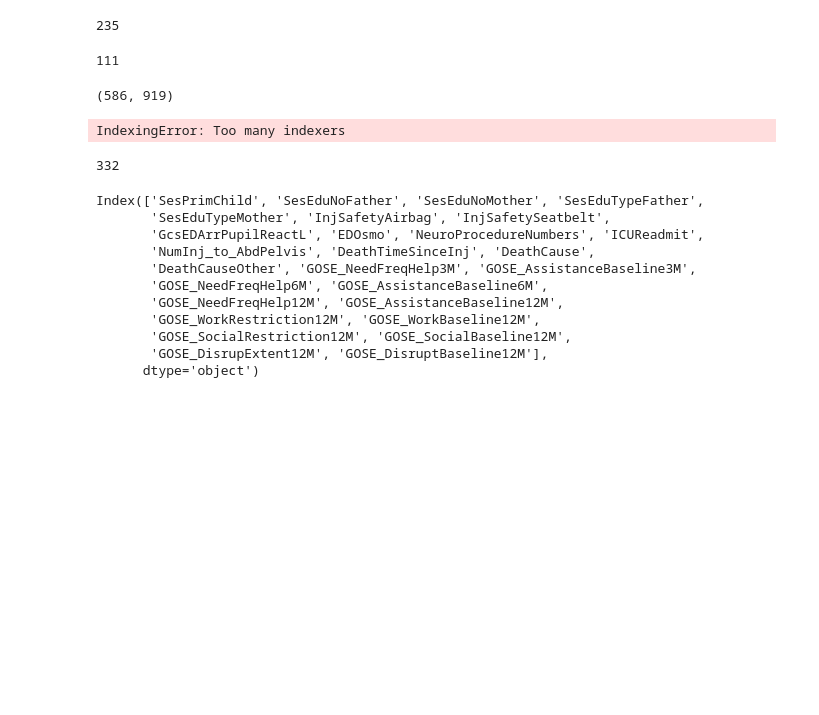
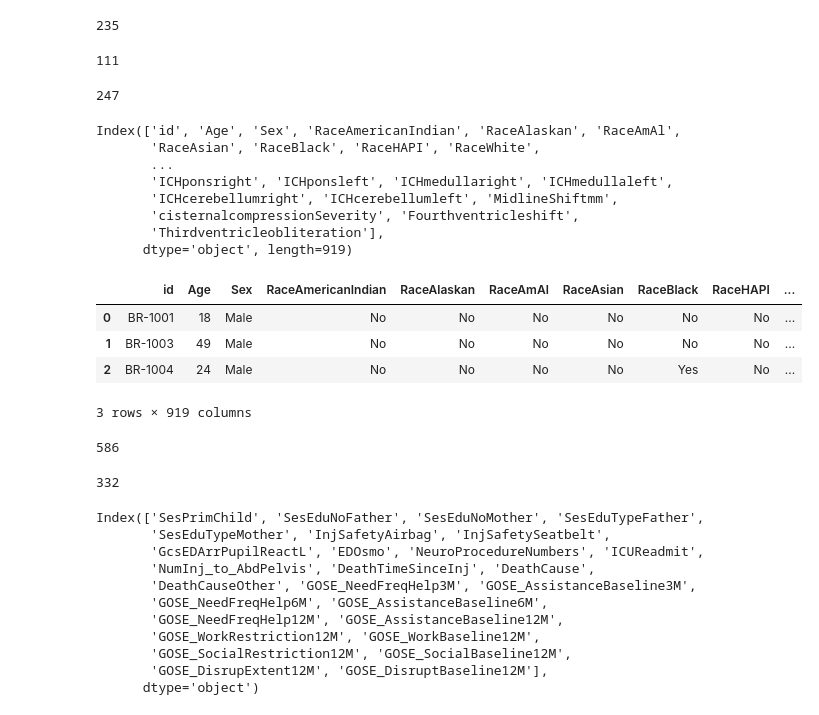
Before and after one commit to BouchardLab/ML_4_prec_prognosis, a Jupyter notebook: notebooks/missing_data.ipynb, the cells around one changed output. Drawn from its saved outputs; the diff is of its cells as text; code cells hidden in the pictures; blank space fills up the shorter version.

```diff
--- a/notebooks/missing_data.ipynb
+++ b/notebooks/missing_data.ipynb
@@ -43,17 +70,39 @@ len(bm_features)
 len(list(set(fulldatafeatures).intersection(bm_features)))
 # %% [output]
 111
+# %%
+len(patients)
+# %% [output]
+247
 # %%
-fulldata.shape
+fulldata.columns
 # %% [output]
-(586, 919)
+Index(['id', 'Age', 'Sex', 'RaceAmericanIndian', 'RaceAlaskan', 'RaceAmAl',
+       'RaceAsian', 'RaceBlack', 'RaceHAPI', 'RaceWhite',
+       ...
+       'ICHponsright', 'ICHponsleft', 'ICHmedullaright', 'ICHmedullaleft',
+       'ICHcerebellumright', 'ICHcerebellumleft', 'MidlineShiftmm',
+       'cisternalcompressionSeverity', 'Fourthventricleshift',
+       'Thirdventricleobliteration'],
+      dtype='object', length=919)
+# %%
+fulldata[:3]
+# %% [output]
+|  | id | Age | Sex | RaceAmericanIndian | RaceAlaskan | RaceAmAl | RaceAsian | RaceBlack | RaceHAPI | ... |
+| 0 | BR-1001 | 18 | Male | No | No | No | No | No | No | ... |
+| 1 | BR-1003 | 49 | Male | No | No | No | No | No | No | ... |
+| 2 | BR-1004 | 24 | Male | No | No | No | No | Yes | No | ... |
+3 rows × 919 columns
 # %%
+patients = []
 for r in range(fulldata.shape[0]):
-    for o in oc_features:
-        if fulldata.iloc[r,o] != 'NA':
-            print(fulldata.id)
+    for o,feat in enumerate(oc_features):
+        if fulldata.feat != 'NA':
+            patients.append(r)
-# %% [output]
-IndexingError: Too many indexers
+# %%
+len(np.unique(patients))
+# %% [output]
+586
 # %%
 for ii,x in enumerate(fulldata.columns):
     if x == 'GOSE_NeedAssistance3M':
```
Also changed, not shown: parts of 6 cells of this notebook, 3 other files.
